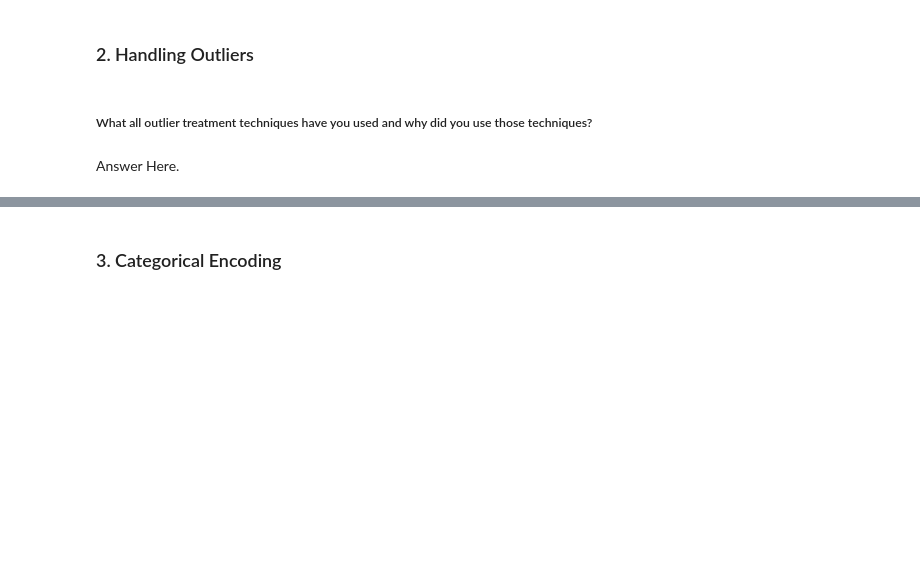
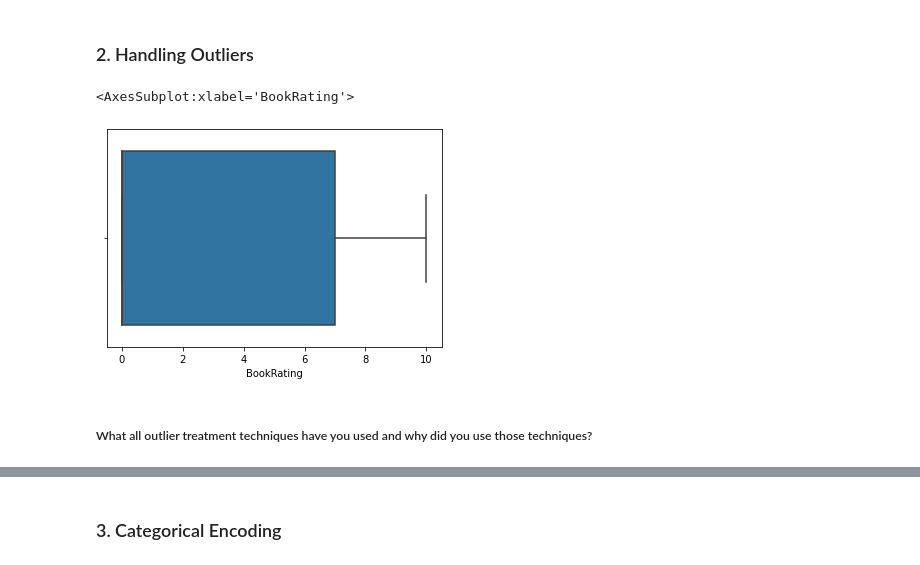
Before and after one commit to amoghpai17/BOOK_RECOMMENDATION, a Jupyter notebook: BOOK_RECOMMENDATION.ipynb, the cells around one changed output, grey strips where cells are left out. Drawn from its saved outputs; the diff is of its cells as text; code cells hidden in the pictures; blank space fills up the shorter version.

```diff
--- a/BOOK_RECOMMENDATION.ipynb
+++ b/BOOK_RECOMMENDATION.ipynb
@@ -764,3 +780,8 @@ Answer Here.
 ### 2. Handling Outliers
 # %%
 # Handling Outliers & Outlier treatments
+# plot a box plot for the BookRating column
+sns.boxplot(rating_df['BookRating'])
+# %% [output]
+<AxesSubplot:xlabel='BookRating'>
+[figure, added]
@@ -767,4 +801,2 @@ Answer Here.
 # %% [markdown]
 ##### What all outlier treatment techniques have you used and why did you use those techniques?
-# %% [markdown]
-Answer Here.
```
Also changed, not shown: parts of 62 cells of this notebook.
